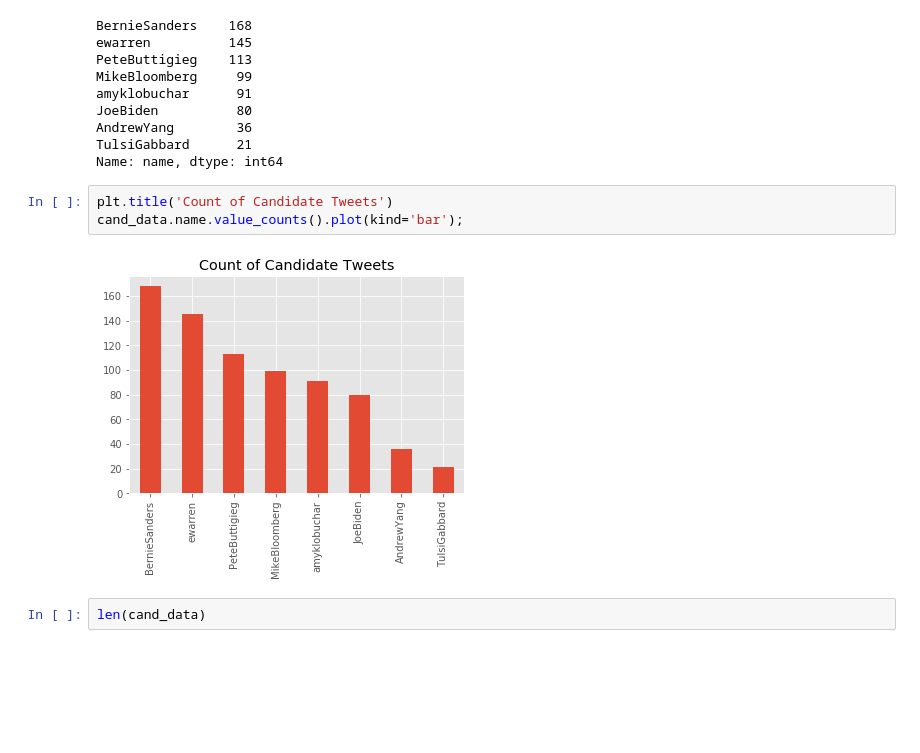
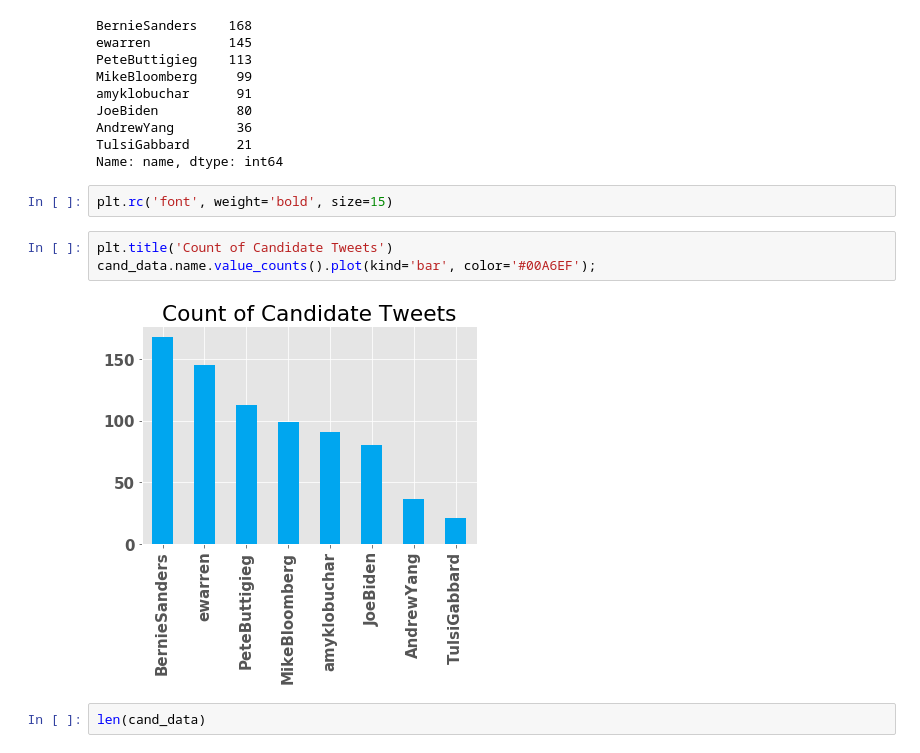
Before and after one commit to danjizquierdo/Sentimental, a Jupyter notebook: NLP_EDA.ipynb, the cells around one changed output. Cells and saved outputs as stored; diff of their text form; blank space fills up the shorter version.

```diff
--- a/NLP_EDA.ipynb
+++ b/NLP_EDA.ipynb
@@ -33,11 +33,13 @@ JoeBiden          80
 AndrewYang        36
 TulsiGabbard      21
 Name: name, dtype: int64
+# %%
+plt.rc('font', weight='bold', size=15)
 # %%
 plt.title('Count of Candidate Tweets')
-cand_data.name.value_counts().plot(kind='bar');
+cand_data.name.value_counts().plot(kind='bar', color='#00A6EF');
 # %% [output]
-[figure, old version]
+[figure, new version]
 # %%
 len(cand_data)
 # %% [output]
```
Also changed, not shown: parts of 16 cells of this notebook, 13 other files.
